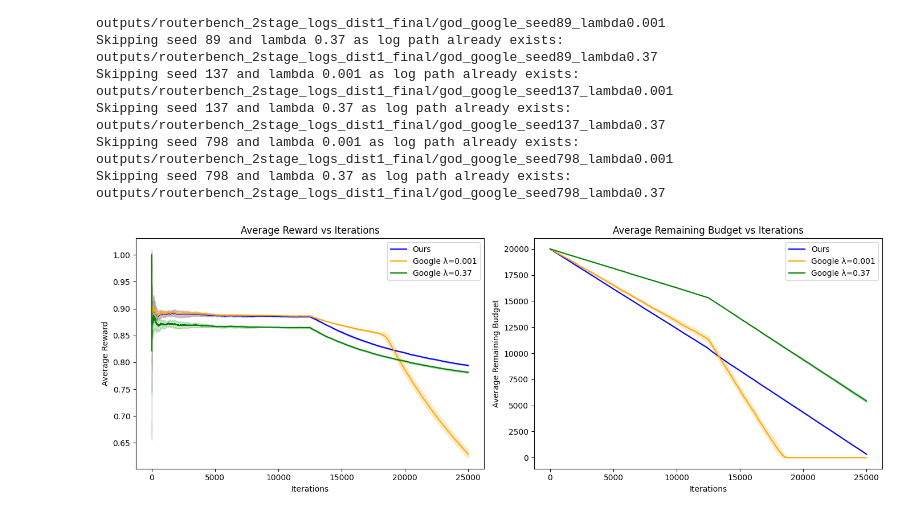
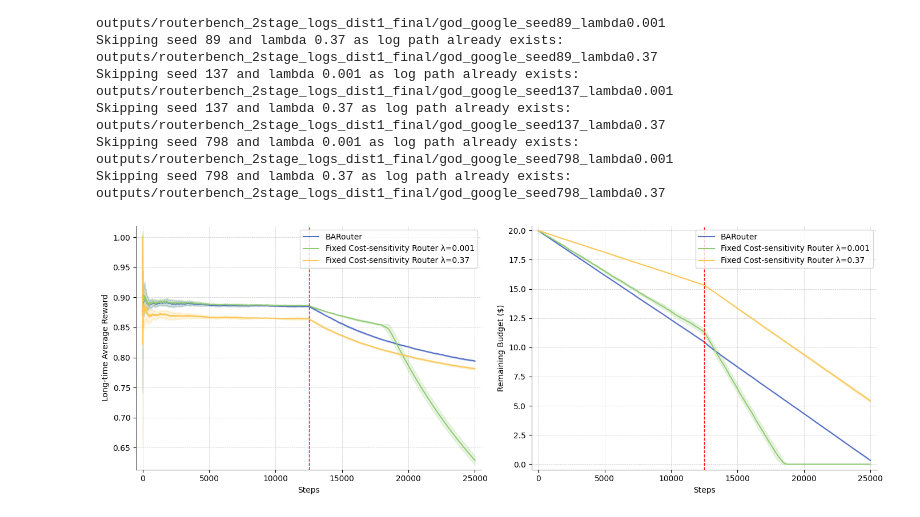
Before and after one commit to pxyWaterMoon/BARouter, a Jupyter notebook: experiments/2stage.ipynb, the cells around one changed output. Drawn from its saved outputs; the diff is of its cells as text; code cells hidden in the pictures.

Commit message:
figure configuration

```diff
--- a/experiments/2stage.ipynb
+++ b/experiments/2stage.ipynb
@@ -83,9 +83,9 @@ def get_budget(costs, B):
         for cost in costs[seed]:
             if budget - cost >= 0:
                 budget -= cost
-                ret_b.append(budget)
+                ret_b.append(budget / 1000)
             else:
-                ret_b.append(budget)
+                ret_b.append(budget / 1000)
                 budget = 0
         ret[seed] = ret_b
     return ret
@@ -123,6 +147,8 @@ lambda1_reward = get_smooth_rewards(lambda1_reward)
 # 画图
 import matplotlib.pyplot as plt
 fig, axs = plt.subplots(1, 2, figsize=(14, 5))
+for ax in axs:
+    general_beautify(ax)
 
 # Plot rewards
 avg_ours_rewards = [sum(ours_rewards[seed][i] for seed in seeds) / len(seeds) for i in range(len(ours_rewards[seeds[0]]))]
@@ -133,57 +159,60 @@ std_ours_rewards = [ (sum((ours_rewards[seed][i] - avg_ours_rewards[i])**2 for s
 std_lambda0_rewards = [ (sum((lambda0_reward[seed][i] - avg_lambda0_rewards[i])**2 for seed in seeds) / len(seeds))**0.5 for i in range(len(lambda0_reward[seeds[0]]))]
 std_lambda1_rewards = [ (sum((lambda1_reward[seed][i] - avg_lambda1_rewards[i])**2 for seed in seeds) / len(seeds))**0.5 for i in range(len(lambda1_reward[seeds[0]]))]
 
-axs[0].plot(avg_ours_rewards, label='Ours', color='blue')
+axs[0].plot(avg_ours_rewards, label='BARouter', color=colorset[0])
 axs[0].fill_between(range(len(avg_ours_rewards)),
                     [avg_ours_rewards[i] - std_ours_rewards[i] for i in range(len(avg_ours_rewards))],
                     [avg_ours_rewards[i] + std_ours_rewards[i] for i in range(len(avg_ours_rewards))],
-                    color='blue', alpha=0.2)
-axs[0].plot(avg_lambda0_rewards, label=f'Google λ={best_lambdas[0]}', color='orange')
+                    color=colorset[0], alpha=0.2)
+axs[0].plot(avg_lambda0_rewards, label=f'Fixed Cost-sensitivity Router λ={best_lambdas[0]}', color=colorset[1])
 axs[0].fill_between(range(len(avg_lambda0_rewards)),
                     [avg_lambda0_rewards[i] - std_lambda0_rewards[i] for i in range(len(avg_lambda0_rewards))],
                     [avg_lambda0_rewards[i] + std_lambda0_rewards[i] for i in range(len(avg_lambda0_rewards))],
-                    color='orange', alpha=0.2)
-axs[0].plot(avg_lambda1_rewards, label=f'Google λ={best_lambdas[1]}', color='green')
+                    color=colorset[1], alpha=0.2)
+axs[0].plot(avg_lambda1_rewards, label=f'Fixed Cost-sensitivity Router λ={best_lambdas[1]}', color=colorset[2])
 axs[0].fill_between(range(len(avg_lambda1_rewards)),
                     [avg_lambda1_rewards[i] - std_lambda1_rewards[i] for i in range(len(avg_lambda1_rewards))],
                     [avg_lambda1_rewards[i] + std_lambda1_rewards[i] for i in range(len(avg_lambda1_rewards))],
-                    color='green', alpha=0.2)
+                    color=colorset[2], alpha=0.2)
+axs[0].axvline(x=12500, color='red', linestyle='--', linewidth=1)
 axs[0].set_xlabel('Steps')
-axs[0].set_ylabel('Average Reward')
-axs[0].set_title('Average Reward vs Steps')
+axs[0].set_ylabel('Long-time Average Reward')
+# axs[0].set_title('Average Reward vs Steps')
 axs[0].legend()
 
 avg_budget_ours = [sum(ours_budget[seed][i] for seed in seeds) / len(seeds) for i in range(len(ours_budget[seeds[0]]))]
 avg_budget_lambda0 = [sum(lambda0_budget[seed][i] for seed in seeds) / len(seeds) for i in range(len(lambda0_budget[seeds[0]]))]
 avg_budget_lambda1 = [sum(lambda1_budget[seed][i] for seed in seeds) / len(seeds) for i in range(len(lambda1_budget[seeds[0]]))]
 
 std_budget_ours = [ (sum((ours_budget[seed][i] - avg_budget_ours[i])**2 for seed in seeds) / len(seeds))**0.5 for i in range(len(ours_budget[seeds[0]]))]
 std_budget_lambda0 = [ (sum((lambda0_budget[seed][i] - avg_budget_lambda0[i])**2 for seed in seeds) / len(seeds))**0.5 for i in range(len(lambda0_budget[seeds[0]]))]
 std_budget_lambda1 = [ (sum((lambda1_budget[seed][i] - avg_budget_lambda1[i])**2 for seed in seeds) / len(seeds))**0.5 for i in range(len(lambda1_budget[seeds[0]]))]
 
-axs[1].plot(avg_budget_ours, label='Ours', color='blue')
-axs[1].plot(avg_budget_lambda0, label=f'Google λ={best_lambdas[0]}', color='orange')
-axs[1].plot(avg_budget_lambda1, label   =f'Google λ={best_lambdas[1]}', color='green')
+axs[1].plot(avg_budget_ours, label='BARouter', color=colorset[0])
+axs[1].plot(avg_budget_lambda0, label=f'Fixed Cost-sensitivity Router λ={best_lambdas[0]}', color=colorset[1])
+axs[1].plot(avg_budget_lambda1, label   =f'Fixed Cost-sensitivity Router λ={best_lambdas[1]}', color=colorset[2])
 axs[1].fill_between(range(len(avg_budget_ours)),
                     [avg_budget_ours[i] - std_budget_ours[i] for i in range(len(avg_budget_ours))],
                     [avg_budget_ours[i] + std_budget_ours[i] for i in range(len(avg_budget_ours))],
-                    color='blue', alpha=0.2)
+                    color=colorset[0], alpha=0.2)
 axs[1].fill_between(range(len(avg_budget_lambda0)),
                     [avg_budget_lambda0[i] - std_budget_lambda0[i] for i in range(len(avg_budget_lambda0))],
                     [avg_budget_lambda0[i] + std_budget_lambda0[i] for i in range(len(avg_budget_lambda0))],
-                    color='orange', alpha=0.2)
+                    color=colorset[1], alpha=0.2)
 axs[1].fill_between(range(len(avg_budget_lambda1)),
                     [avg_budget_lambda1[i] - std_budget_lambda1[i] for i in range(len(avg_budget_lambda1))],
                     [avg_budget_lambda1[i] + std_budget_lambda1[i] for i in range(len(avg_budget_lambda1))],
-                    color='green', alpha=0.2)
+                    color=colorset[2], alpha=0.2)
+axs[1].axvline(x=12500, color='red', linestyle='--', linewidth=1)
 axs[1].set_xlabel('Steps')
-axs[1].set_ylabel('Average Remaining Budget')
-axs[1].set_title('Average Remaining Budget vs Steps')
+axs[1].set_ylabel('Remaining Budget ($)')
+# axs[1].set_title('Average Remaining Budget vs Steps')
 axs[1].legend()
 
 
 
 plt.tight_layout()
+plt.savefig('img/2stage_routerbench.pdf', format='pdf', bbox_inches='tight')
 plt.show()
 # %% [output]
-[figure, old version]
+[figure, new version]
```
Also changed, not shown: parts of 1 cell of this notebook, 1 other file.
